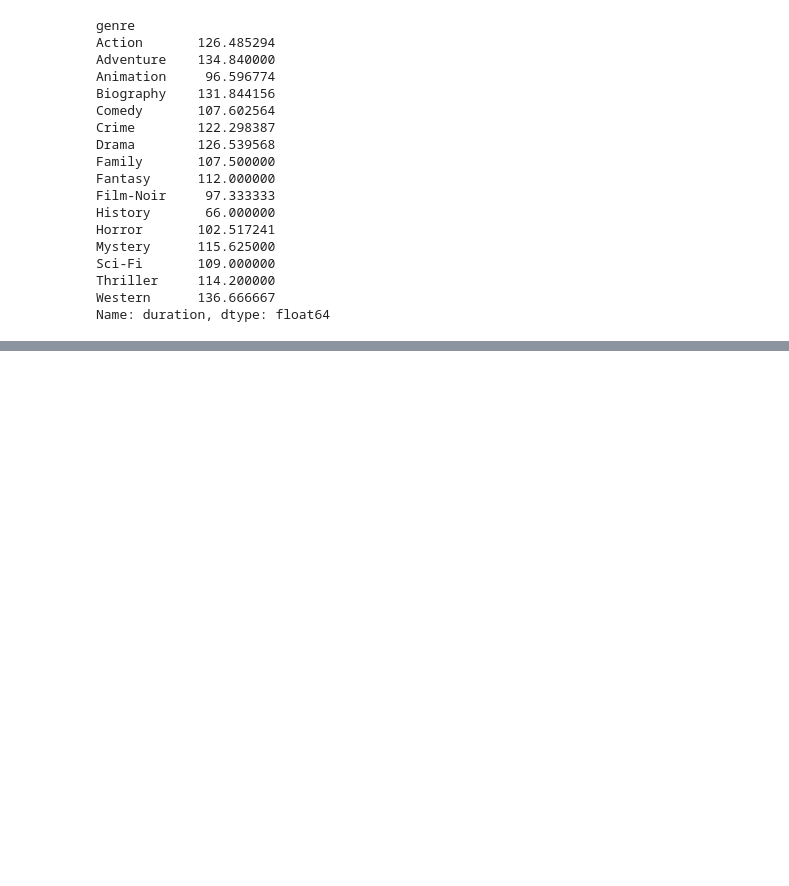
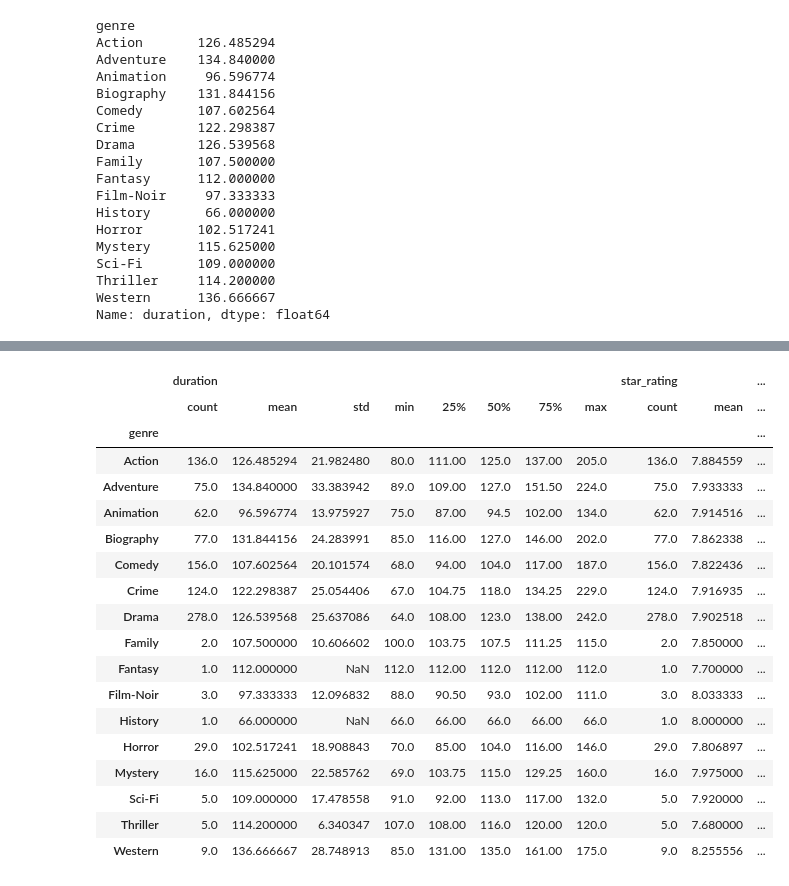
Before and after one commit to aanels/ga_homeworks, a Jupyter notebook: unit-2_project/Untitled.ipynb, the cells around one changed output, grey strips where cells are left out. Cells and saved outputs as stored; diff of their text form; code cells hidden in the pictures; blank space fills up the shorter version.

```diff
--- a/unit-2_project/Untitled.ipynb
+++ b/unit-2_project/Untitled.ipynb
@@ -483,0 +527,22 @@ Name: duration, dtype: float64
+# %%
+movies.groupby('genre').describe()
+# %% [output]
+|  | duration |  |  |  |  |  |  |  | star_rating |  | ... |
+|  | count | mean | std | min | 25% | 50% | 75% | max | count | mean | ... |
+| genre |  |  |  |  |  |  |  |  |  |  | ... |
+| Action | 136.0 | 126.485294 | 21.982480 | 80.0 | 111.00 | 125.0 | 137.00 | 205.0 | 136.0 | 7.884559 | ... |
+| Adventure | 75.0 | 134.840000 | 33.383942 | 89.0 | 109.00 | 127.0 | 151.50 | 224.0 | 75.0 | 7.933333 | ... |
+| Animation | 62.0 | 96.596774 | 13.975927 | 75.0 | 87.00 | 94.5 | 102.00 | 134.0 | 62.0 | 7.914516 | ... |
+| Biography | 77.0 | 131.844156 | 24.283991 | 85.0 | 116.00 | 127.0 | 146.00 | 202.0 | 77.0 | 7.862338 | ... |
+| Comedy | 156.0 | 107.602564 | 20.101574 | 68.0 | 94.00 | 104.0 | 117.00 | 187.0 | 156.0 | 7.822436 | ... |
+| Crime | 124.0 | 122.298387 | 25.054406 | 67.0 | 104.75 | 118.0 | 134.25 | 229.0 | 124.0 | 7.916935 | ... |
+| Drama | 278.0 | 126.539568 | 25.637086 | 64.0 | 108.00 | 123.0 | 138.00 | 242.0 | 278.0 | 7.902518 | ... |
+| Family | 2.0 | 107.500000 | 10.606602 | 100.0 | 103.75 | 107.5 | 111.25 | 115.0 | 2.0 | 7.850000 | ... |
+| Fantasy | 1.0 | 112.000000 | NaN | 112.0 | 112.00 | 112.0 | 112.00 | 112.0 | 1.0 | 7.700000 | ... |
+| Film-Noir | 3.0 | 97.333333 | 12.096832 | 88.0 | 90.50 | 93.0 | 102.00 | 111.0 | 3.0 | 8.033333 | ... |
+| History | 1.0 | 66.000000 | NaN | 66.0 | 66.00 | 66.0 | 66.00 | 66.0 | 1.0 | 8.000000 | ... |
+| Horror | 29.0 | 102.517241 | 18.908843 | 70.0 | 85.00 | 104.0 | 116.00 | 146.0 | 29.0 | 7.806897 | ... |
+| Mystery | 16.0 | 115.625000 | 22.585762 | 69.0 | 103.75 | 115.0 | 129.25 | 160.0 | 16.0 | 7.975000 | ... |
+| Sci-Fi | 5.0 | 109.000000 | 17.478558 | 91.0 | 92.00 | 113.0 | 117.00 | 132.0 | 5.0 | 7.920000 | ... |
+| Thriller | 5.0 | 114.200000 | 6.340347 | 107.0 | 108.00 | 116.0 | 120.00 | 120.0 | 5.0 | 7.680000 | ... |
+| Western | 9.0 | 136.666667 | 28.748913 | 85.0 | 131.00 | 135.0 | 161.00 | 175.0 | 9.0 | 8.255556 | ... |
```
Also changed, not shown: parts of 29 cells of this notebook, 1 other file.
